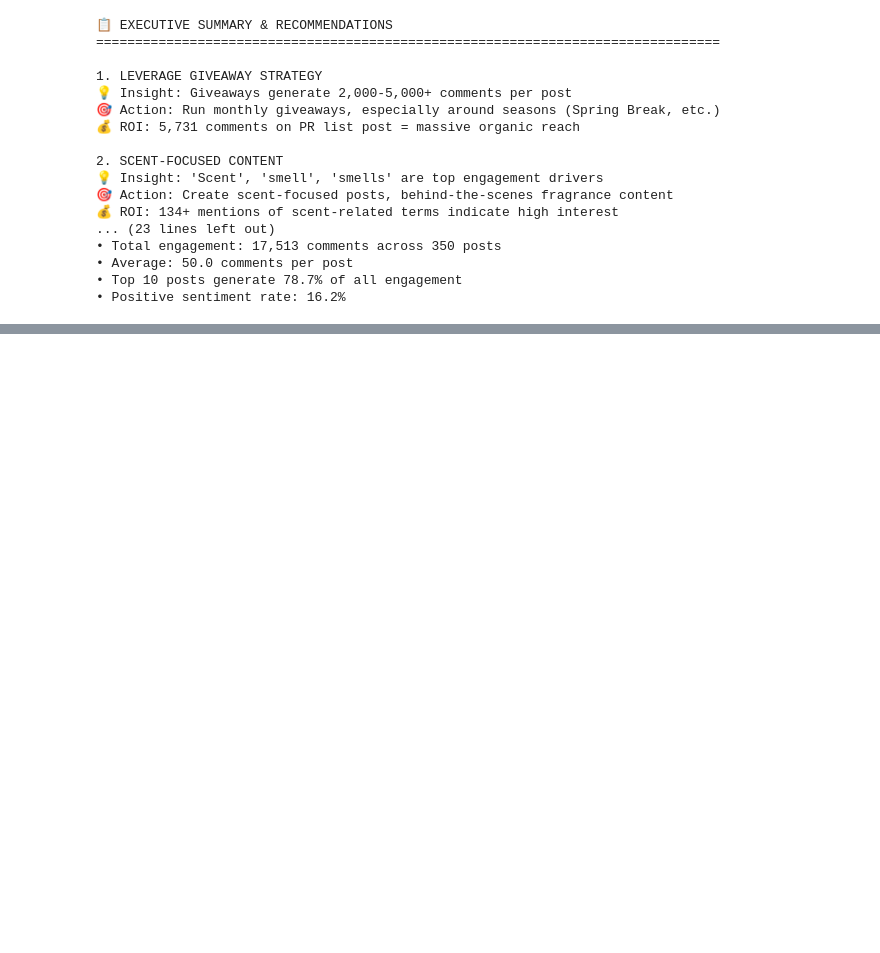
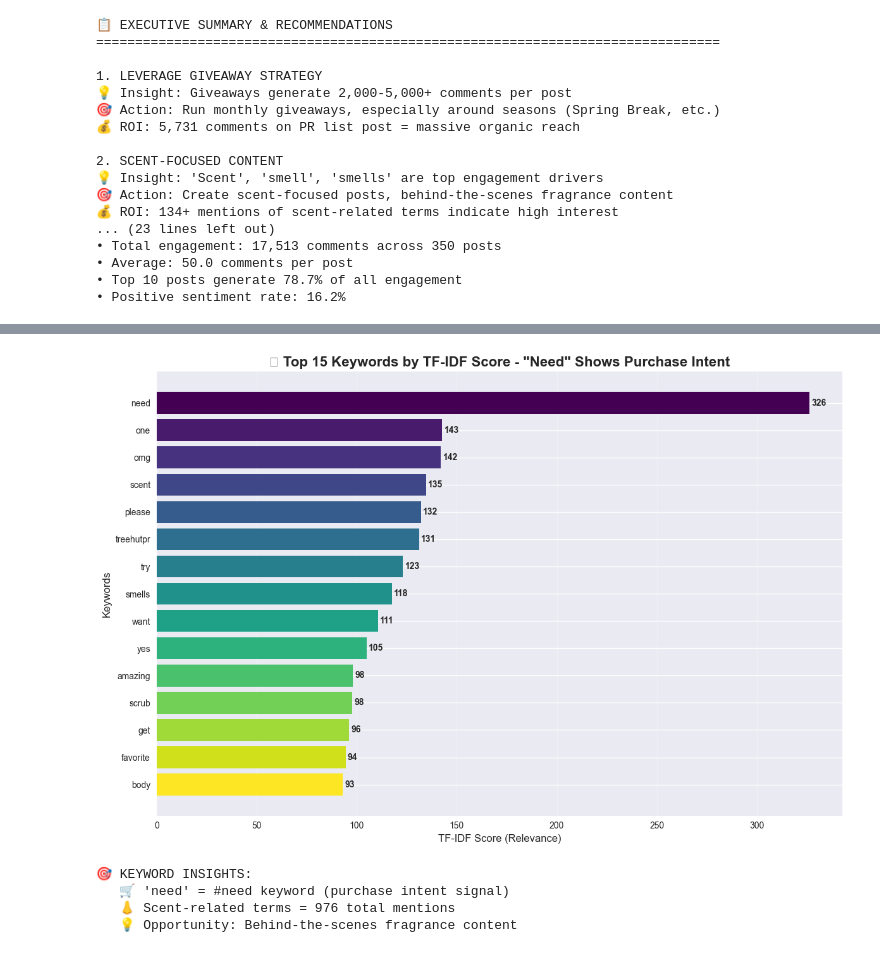
Before and after one commit to NikhilSoni15/scrollmark_test, a Jupyter notebook: notebooks/trend_analysis.ipynb, the cells around one changed output, grey strips where cells are left out. Cells and saved outputs as stored; diff of their text form; code cells hidden in the pictures; blank space fills up the shorter version.

```diff
--- a/notebooks/trend_analysis.ipynb
+++ b/notebooks/trend_analysis.ipynb
@@ -530,0 +636,42 @@ print(f"• Positive sentiment rate: {(len(df_clean[df_clean['sentiment_category
+# %%
+# 4. Top Keywords Analysis - Purchase Intent and Engagement Drivers
+top_keywords_data = pd.DataFrame(keyword_scores[:15], columns=['keyword', 'tfidf_score'])
+
+plt.figure(figsize=(12, 8))
+bars = plt.barh(range(len(top_keywords_data)), top_keywords_data['tfidf_score'],
+                color=plt.cm.viridis(np.linspace(0, 1, len(top_keywords_data))))
+
+plt.title('🔑 Top 15 Keywords by TF-IDF Score - "Need" Shows Purchase Intent',
+          fontsize=16, fontweight='bold')
+plt.xlabel('TF-IDF Score (Relevance)', fontsize=12)
+plt.ylabel('Keywords', fontsize=12)
+
+# Add keyword labels
+plt.yticks(range(len(top_keywords_data)), top_keywords_data['keyword'])
+
+# Add score labels on bars
+for i, score in enumerate(top_keywords_data['tfidf_score']):
+    plt.text(score + 1, i, f'{score:.0f}', va='center', fontweight='bold')
+
+plt.gca().invert_yaxis()  # Highest scores at top
+plt.grid(axis='x', alpha=0.3)
+plt.tight_layout()
+plt.show()
+
+# Analyze scent-related keywords using original comment text
+scent_keywords = ['scent', 'smell', 'smells', 'fragrance', 'vanilla', 'coffee']
+scent_mentions = 0
+for keyword in scent_keywords:
+    count = df_clean['comment_text'].str.contains(keyword, case=False, na=False).sum()
+    scent_mentions += count
+
+print("🎯 KEYWORD INSIGHTS:")
+print(f"   🛒 'need' = #{keyword_scores[0][0]} keyword (purchase intent signal)")
+print(f"   👃 Scent-related terms = {scent_mentions:,} total mentions")
+print(f"   💡 Opportunity: Behind-the-scenes fragrance content")
+# %% [output]
+[figure, added]
+🎯 KEYWORD INSIGHTS:
+   🛒 'need' = #need keyword (purchase intent signal)
+   👃 Scent-related terms = 976 total mentions
+   💡 Opportunity: Behind-the-scenes fragrance content
```
Also changed, not shown: parts of 5 cells of this notebook, 6 other files.
